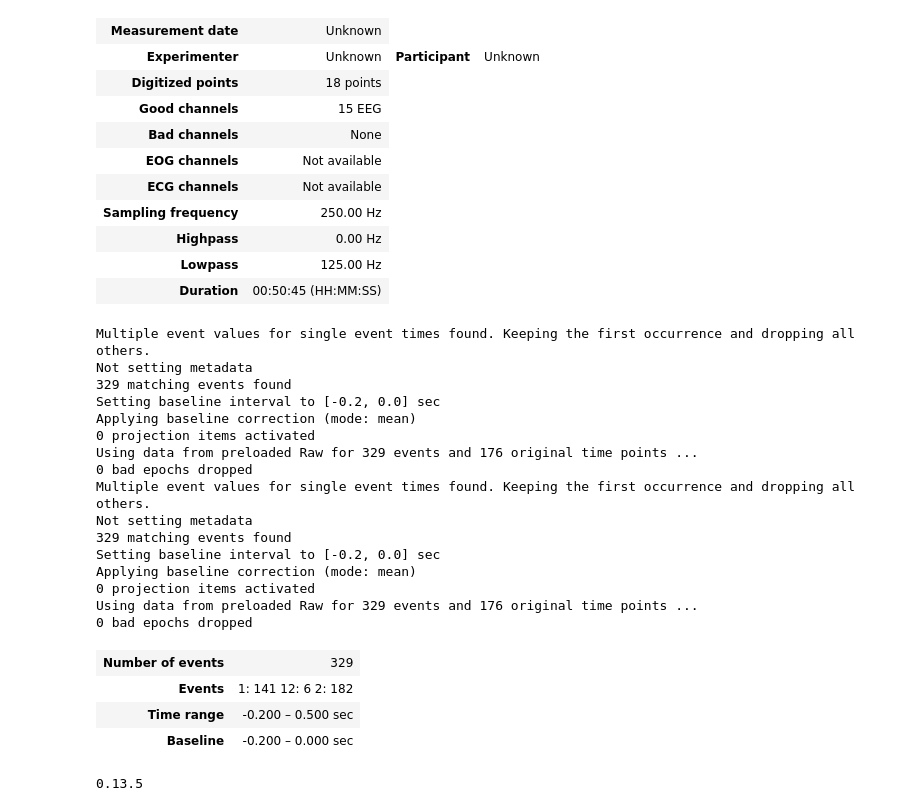
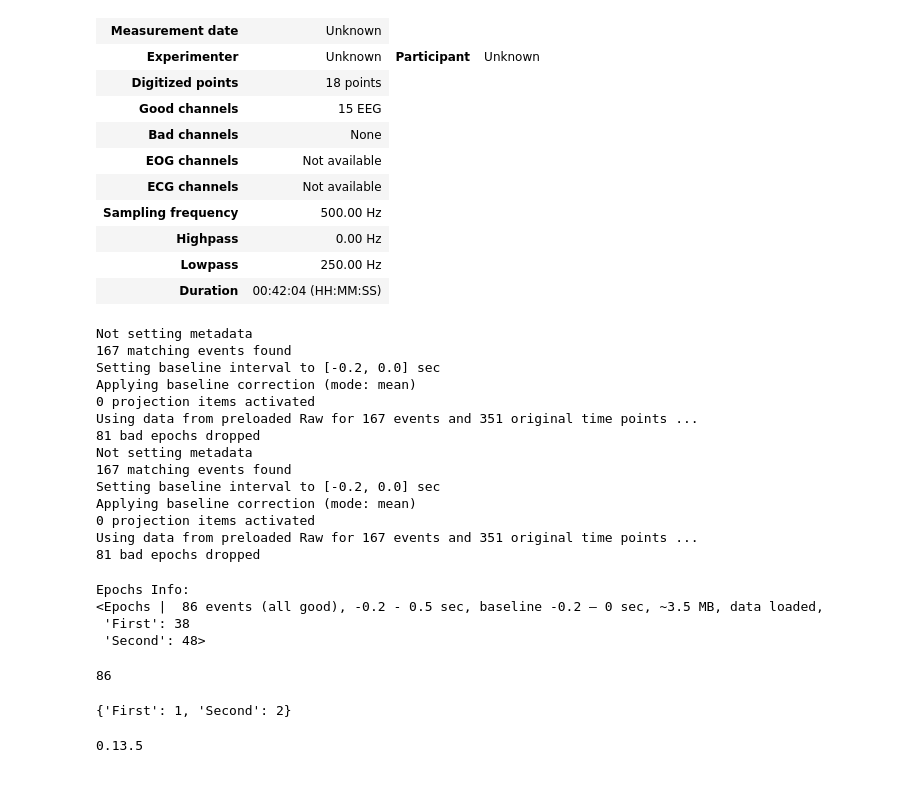
Before and after one commit to Straightgit/hyperscanning, a Jupyter notebook: Hyperscanning.ipynb, the cells around one changed output. Saved outputs shown, nothing was run; the diff lists cells and outputs as text; code cells hidden in the pictures; blank space fills up the shorter version.

```diff
--- a/Hyperscanning.ipynb
+++ b/Hyperscanning.ipynb
@@ -14,0 +49,3 @@ from numpy import genfromtxt
+# %%
+dataframe_15_16_1 = dataframe_15_16.iloc[0:15]
+dataframe_15_16_2 = dataframe_15_16.iloc[15:]
@@ -14,0 +55,8 @@ from numpy import genfromtxt
+# %%
+sfreq = 500 #Hz
+ch_names = ['Fpz','F7','F3','Fz','F4','F8','C3',
+            'C4','T5','P3','Pz','P4','T6','O1','O2']
+print(len(ch_names))
+info = mne.create_info(ch_names, sfreq,ch_types='eeg')
+mne_array_1 = mne.io.RawArray(dataframe_15_16_1, info)
+mne_array_2 = mne.io.RawArray(dataframe_15_16_2, info)
@@ -123,11 +91,0 @@ dat_2
-# %%
-sfreq = 250 #Hz
-ch_names = ['Columns1','Columns2','Columns3','Columns4','Columns5','Columns6','Columns7',
-            'Columns8','Columns9','Columns10','Columns11','Columns12','Columns13','Columns14',
-            'Columns15']
-ch_names = ['Fp1','Fp2','F3','Fz','F4','T7','C3',
-            'Cz','C4','T8','P3','Pz','P4','O1','O2']
-print(len(ch_names))
-info = mne.create_info(ch_names, sfreq,ch_types='eeg')
-mne_array_1 = mne.io.RawArray(dat_1, info)
-mne_array_2 = mne.io.RawArray(dat_2, info)
@@ -201,3 +113,10 @@ Using matplotlib as 2D backend.
 # %%
 # events['Latency'] = events['Latency'].apply(lambda x: int(x))
 # events['Latency'].duplicated().sum()
+# %%
+#montage = mne.channels.make_standard_montage('biosemi16')
+locations = {'Fpz':[0,0.08,0],'F7':[-0.06,0.04,0],'F3':[-0.03,0.04,0],'Fz':[0,0.04,0],'F4':[0.03,0.04,0],
+             'F8':[0.06,0.04,0],'C3':[-0.03,0,0],'C4':[0.03,0,0],'T5':[-0.06,-0.04,0],'P3':[-0.03,-0.04,0],
+            'Pz':[0,-0.04,0],'P4':[0.03,-0.04,0],'T6':[0.06,-0.04,0],'O1':[-0.02,-0.08,0],'O2':[0.02,-0.08,0]}
+montage = mne.channels.make_dig_montage(locations)
+montage.plot()
@@ -204,48 +126,52 @@ Using matplotlib as 2D backend.
 # %%
-montage = mne.channels.make_standard_montage('biosemi16')
 mne_array_1.set_montage(montage)
 mne_array_2.set_montage(montage)
 # %% [output]
 | Measurement date | Unknown |
 | Experimenter | Unknown | Participant | Unknown |
 | Digitized points | 18 points |
 | Good channels | 15 EEG |
 | Bad channels | None |
 | EOG channels | Not available |
 | ECG channels | Not available |
-| Sampling frequency | 250.00 Hz |
+| Sampling frequency | 500.00 Hz |
 | Highpass | 0.00 Hz |
-| Lowpass | 125.00 Hz |
-| Duration | 00:50:45 (HH:MM:SS) |
+| Lowpass | 250.00 Hz |
+| Duration | 00:42:04 (HH:MM:SS) |
 # %%
-epoch_1 = mne.Epochs(mne_array_1, events_mne, event_id,
-                    baseline=(None, 0), preload=True,event_repeated='drop')
-epoch_2 = mne.Epochs(mne_array_2, events_mne, event_id,
-                    baseline=(None, 0), preload=True,event_repeated='drop')
+epoch_1 = mne.Epochs(mne_array_1, events_mne, event_id, preload=True)
+epoch_2 = mne.Epochs(mne_array_2, events_mne, event_id, preload=True)
 # %% [output]
-Multiple event values for single event times found. Keeping the first occurrence and dropping all others.
 Not setting metadata
-329 matching events found
+167 matching events found
 Setting baseline interval to [-0.2, 0.0] sec
 Applying baseline correction (mode: mean)
 0 projection items activated
-Using data from preloaded Raw for 329 events and 176 original time points ...
-0 bad epochs dropped
-Multiple event values for single event times found. Keeping the first occurrence and dropping all others.
+Using data from preloaded Raw for 167 events and 351 original time points ...
+81 bad epochs dropped
 Not setting metadata
-329 matching events found
+167 matching events found
 Setting baseline interval to [-0.2, 0.0] sec
 Applying baseline correction (mode: mean)
 0 projection items activated
-Using data from preloaded Raw for 329 events and 176 original time points ...
-0 bad epochs dropped
+Using data from preloaded Raw for 167 events and 351 original time points ...
+81 bad epochs dropped
-# %%
-epoch_1
-# %% [output]
-| Number of events | 329 |
-| Events | 1: 141 12: 6 2: 182 |
-| Time range | -0.200 – 0.500 sec |
-| Baseline | -0.200 – 0.000 sec |
+# %%
+print("\nEpochs Info:")
+print(epoch_1)
+# %% [output]
+Epochs Info:
+<Epochs |  86 events (all good), -0.2 - 0.5 sec, baseline -0.2 – 0 sec, ~3.5 MB, data loaded,
+ 'First': 38
+ 'Second': 48>
+# %%
+np.array(epoch_1).shape[0]
+# %% [output]
+86
+# %%
+event_id
+# %% [output]
+{'First': 1, 'Second': 2}
 # %%
 import statsmodels
 print(statsmodels.__version__)
```
Also changed, not shown: parts of 106 cells of this notebook.
